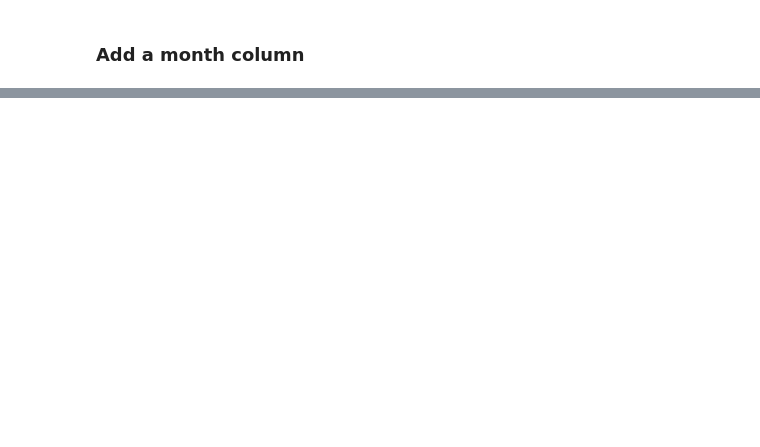
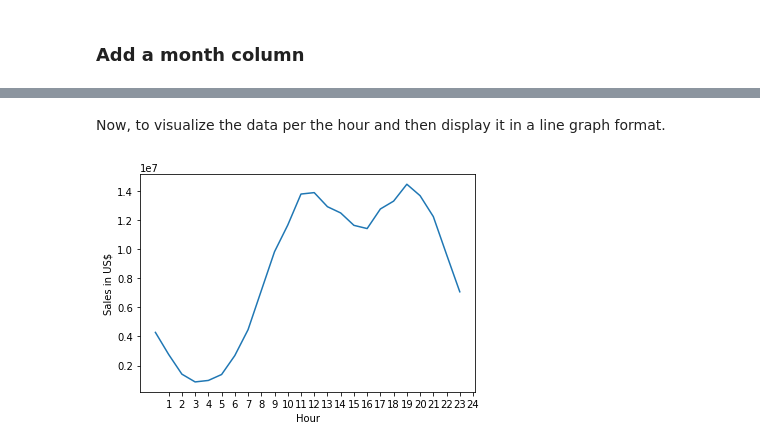
Before and after one commit to hosadman/sales-data-analysis, a Jupyter notebook: sales-data-analysis.ipynb, the cells around one changed output, grey strips where cells are left out. Drawn from its saved outputs; the diff is of its cells as text; code cells hidden in the pictures; blank space fills up the shorter version.

```diff
--- a/sales-data-analysis.ipynb
+++ b/sales-data-analysis.ipynb
@@ -80,0 +138,10 @@ df.head()
+# %%
+def get_city(address):
+    return address.split(',')[1]
+
+def get_state(address):
+    return address.split(',')[2].split(' ')[1]
+
+df['City'] = df['Purchase Address'].apply(lambda x: '{}, {}'.format(get_city(x), get_state(x)))
+
+df.head()
@@ -80,0 +173,7 @@ df.head()
+# %%
+import datetime as dt
+
+df['Order Date'] = pd.to_datetime(df['Order Date'])
+df['Hour'] = df['Order Date'].dt.hour
+
+df.head()
@@ -80,0 +187,13 @@ df.head()
+# %% [markdown]
+Now, to visualize the data per the hour and then display it in a line graph format.
+# %%
+df.groupby('Hour')['Sales'].sum().plot()
+
+hour = range(1,25)
+plt.xticks(hour)
+plt.xlabel('Hour')
+plt.ylabel('Sales in US$')
+
+plt.show()
+# %% [output]
+[figure, added]
```
Also changed, not shown: parts of 37 cells of this notebook.
